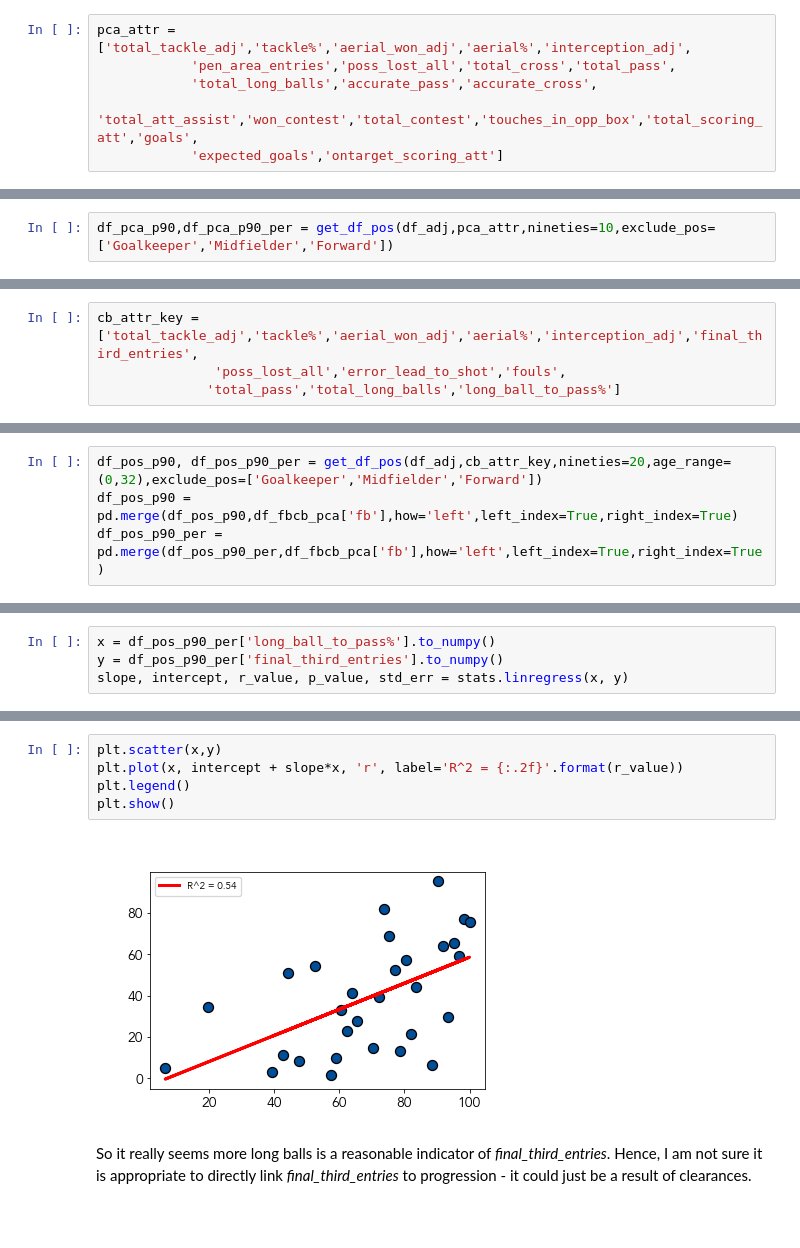
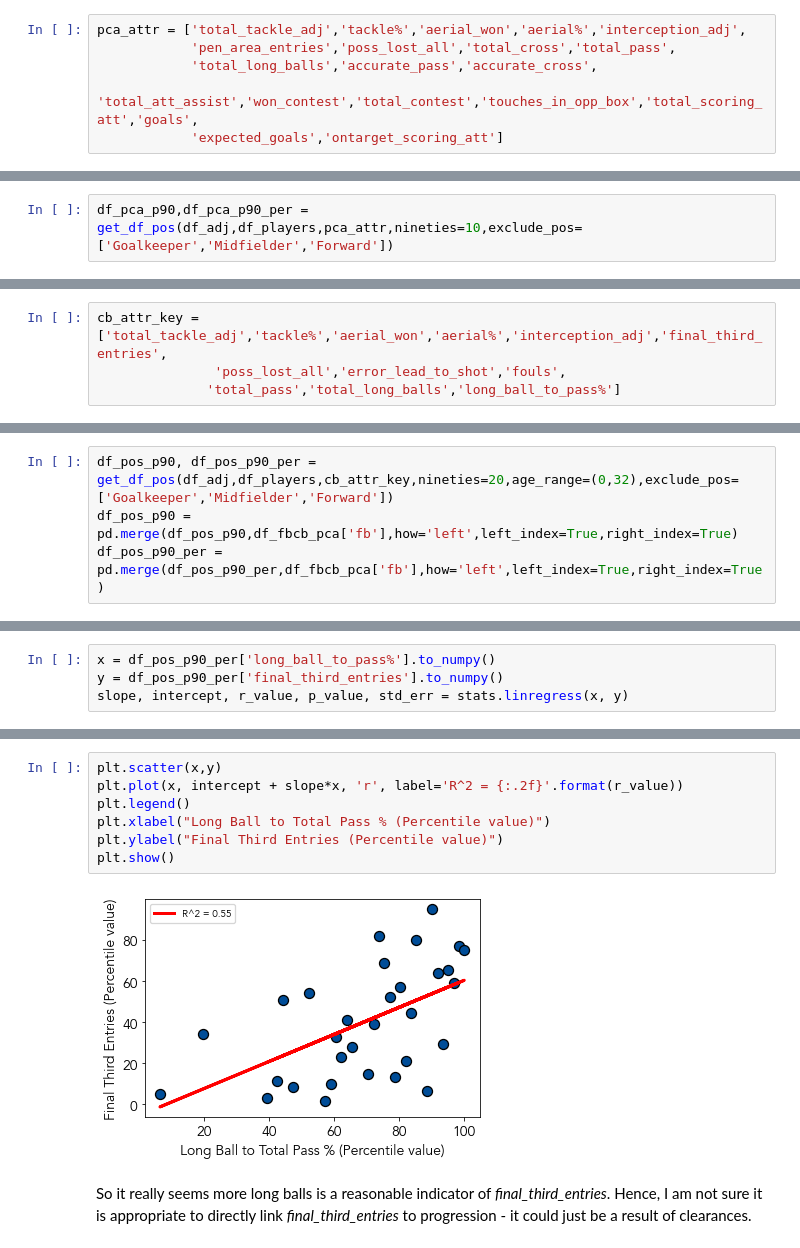
Before and after one commit to JPManuel/data_analyst_task, a Jupyter notebook: player_shortlists.ipynb, the cells around one changed output, grey strips where cells are left out. Cells and saved outputs as stored; diff of their text form; blank space fills up the shorter version.

```diff
--- a/player_shortlists.ipynb
+++ b/player_shortlists.ipynb
@@ -252,5 +408,5 @@ Start by identifying the attributes that will be used.
 # %%
-pca_attr = ['total_tackle_adj','tackle%','aerial_won_adj','aerial%','interception_adj',
+pca_attr = ['total_tackle_adj','tackle%','aerial_won','aerial%','interception_adj',
             'pen_area_entries','poss_lost_all','total_cross','total_pass',
             'total_long_balls','accurate_pass','accurate_cross',
             'total_att_assist','won_contest','total_contest','touches_in_opp_box','total_scoring_att','goals',
@@ -258,7 +414,7 @@ pca_attr = ['total_tackle_adj','tackle%','aerial_won_adj','aerial%','interceptio
 # %% [markdown]
 I will use all *Defenders* to have played at least 10 90s.
 # %%
-df_pca_p90,df_pca_p90_per = get_df_pos(df_adj,pca_attr,nineties=10,exclude_pos=['Goalkeeper','Midfielder','Forward'])
+df_pca_p90,df_pca_p90_per = get_df_pos(df_adj,df_players,pca_attr,nineties=10,exclude_pos=['Goalkeeper','Midfielder','Forward'])
 # %% [markdown]
 It is important to standardise all attribute values before performing PCA. This is done by taking
 $$
@@ -1723,7 +1104,7 @@ Thanks to the possession adjustment *total_tackle_adj* becomes highly correlated
 # %% [markdown]
 ### Are *final_third_entries* and *long_ball_to_pass%* related in Centre Backs?
 # %%
-cb_attr_key = ['total_tackle_adj','tackle%','aerial_won_adj','aerial%','interception_adj','final_third_entries',
+cb_attr_key = ['total_tackle_adj','tackle%','aerial_won','aerial%','interception_adj','final_third_entries',
                'poss_lost_all','error_lead_to_shot','fouls',
               'total_pass','total_long_balls','long_ball_to_pass%']
 # %%
@@ -1732,7 +1113,7 @@ cb_aerial_attr = ['aerial_won_adj','aerial%']
 cb_inter_attr = ['interception_adj']
 cb_pass_attr = ['final_third_entries']
 # %%
-df_pos_p90, df_pos_p90_per = get_df_pos(df_adj,cb_attr_key,nineties=20,age_range=(0,32),exclude_pos=['Goalkeeper','Midfielder','Forward'])
+df_pos_p90, df_pos_p90_per = get_df_pos(df_adj,df_players,cb_attr_key,nineties=20,age_range=(0,32),exclude_pos=['Goalkeeper','Midfielder','Forward'])
 df_pos_p90 = pd.merge(df_pos_p90,df_fbcb_pca['fb'],how='left',left_index=True,right_index=True)
 df_pos_p90_per = pd.merge(df_pos_p90_per,df_fbcb_pca['fb'],how='left',left_index=True,right_index=True)
 # %%
@@ -1749,10 +1130,12 @@ r_value
 # %%
 plt.scatter(x,y)
 plt.plot(x, intercept + slope*x, 'r', label='R^2 = {:.2f}'.format(r_value))
 plt.legend()
+plt.xlabel("Long Ball to Total Pass % (Percentile value)")
+plt.ylabel("Final Third Entries (Percentile value)")
 plt.show()
 # %% [output]
-[figure, old version]
+[figure, new version]
 # %% [markdown]
 So it really seems more long balls is a reasonable indicator of *final_third_entries*. Hence, I am not sure it is appropriate to directly link *final_third_entries* to progression - it could just be a result of clearances.
 # %%
```
Also changed, not shown: parts of 163 cells of this notebook, 1 other file.
